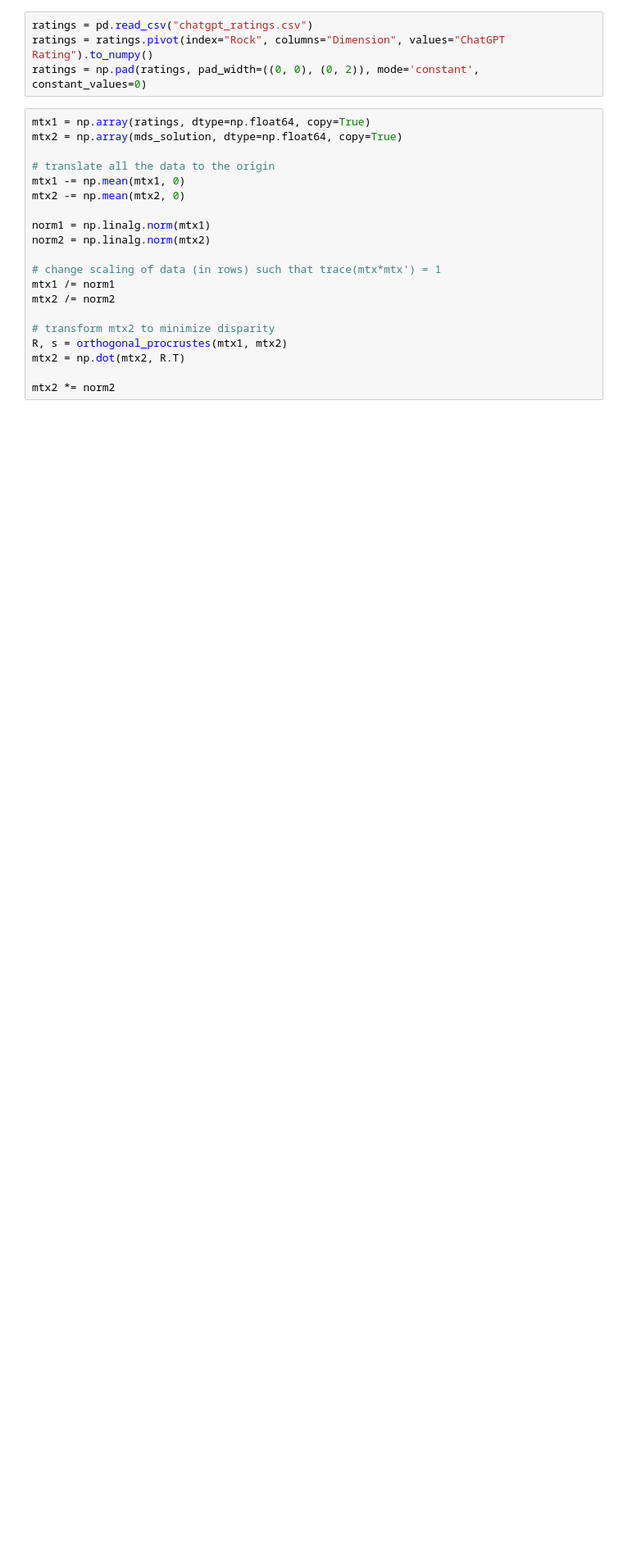
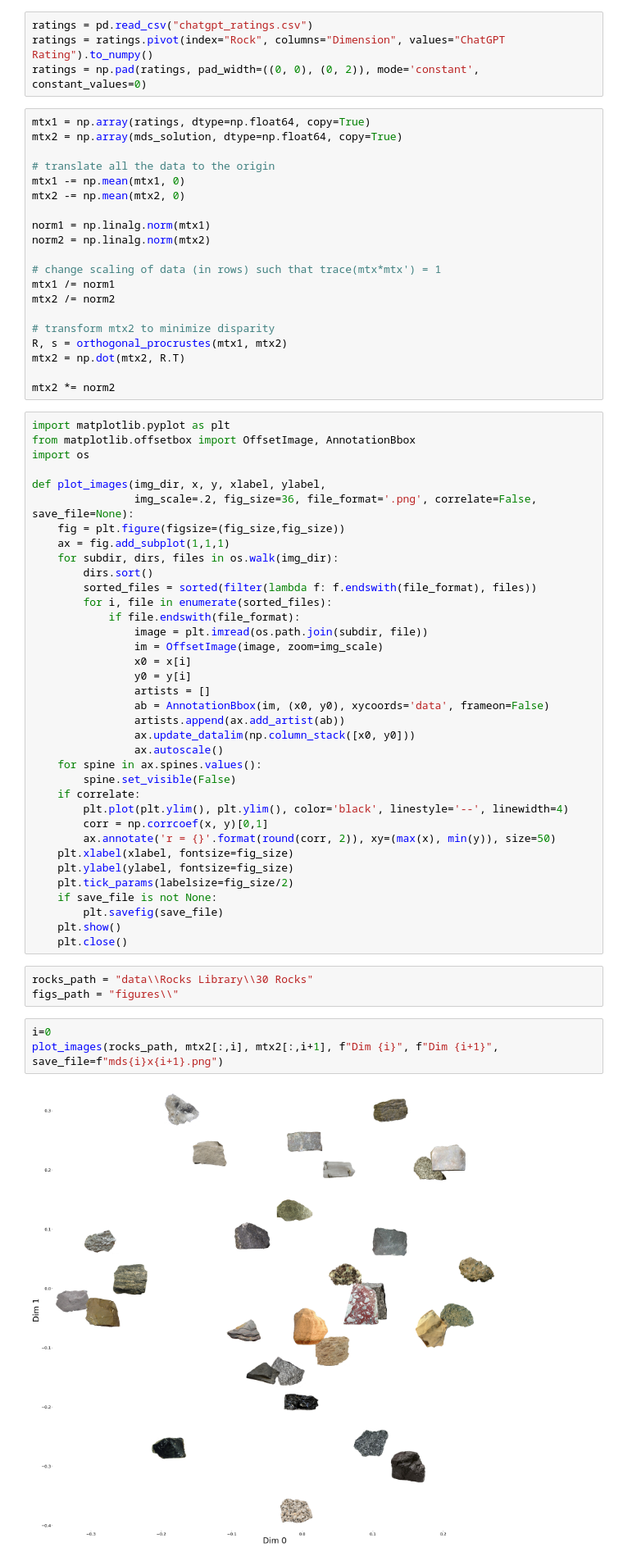
Before and after one commit to b-dickson/ChatGPT-Categorization, a Jupyter notebook: mds_analysis.ipynb, the cells around one changed output. Shown at 82% size. Drawn from its saved outputs; the diff is of its cells as text; blank space fills up the shorter version.

```diff
--- a/mds_analysis.ipynb
+++ b/mds_analysis.ipynb
@@ -46,3 +46,47 @@ R, s = orthogonal_procrustes(mtx1, mtx2)
 mtx2 = np.dot(mtx2, R.T)
 
 mtx2 *= norm2
+# %%
+import matplotlib.pyplot as plt
+from matplotlib.offsetbox import OffsetImage, AnnotationBbox
+import os
+
+def plot_images(img_dir, x, y, xlabel, ylabel,
+                img_scale=.2, fig_size=36, file_format='.png', correlate=False, save_file=None):
+    fig = plt.figure(figsize=(fig_size,fig_size))
+    ax = fig.add_subplot(1,1,1)
+    for subdir, dirs, files in os.walk(img_dir):
+        dirs.sort()
+        sorted_files = sorted(filter(lambda f: f.endswith(file_format), files))
+        for i, file in enumerate(sorted_files):
+            if file.endswith(file_format):
+                image = plt.imread(os.path.join(subdir, file))
+                im = OffsetImage(image, zoom=img_scale)
+                x0 = x[i]
+                y0 = y[i]
+                artists = []
+                ab = AnnotationBbox(im, (x0, y0), xycoords='data', frameon=False)
+                artists.append(ax.add_artist(ab))
+                ax.update_datalim(np.column_stack([x0, y0]))
+                ax.autoscale()
+    for spine in ax.spines.values():
+        spine.set_visible(False)
+    if correlate:
+        plt.plot(plt.ylim(), plt.ylim(), color='black', linestyle='--', linewidth=4)
+        corr = np.corrcoef(x, y)[0,1]
+        ax.annotate('r = {}'.format(round(corr, 2)), xy=(max(x), min(y)), size=50)
+    plt.xlabel(xlabel, fontsize=fig_size)
+    plt.ylabel(ylabel, fontsize=fig_size)
+    plt.tick_params(labelsize=fig_size/2)
+    if save_file is not None:
+        plt.savefig(save_file)
+    plt.show()
+    plt.close()
+# %%
+rocks_path = "data\\Rocks Library\\30 Rocks"
+figs_path = "figures\\"
+# %%
+i=0
+plot_images(rocks_path, mtx2[:,i], mtx2[:,i+1], f"Dim {i}", f"Dim {i+1}", save_file=f"mds{i}x{i+1}.png")
+# %% [output]
+[figure, added]
```
Also changed, not shown: parts of 2 cells of this notebook.
